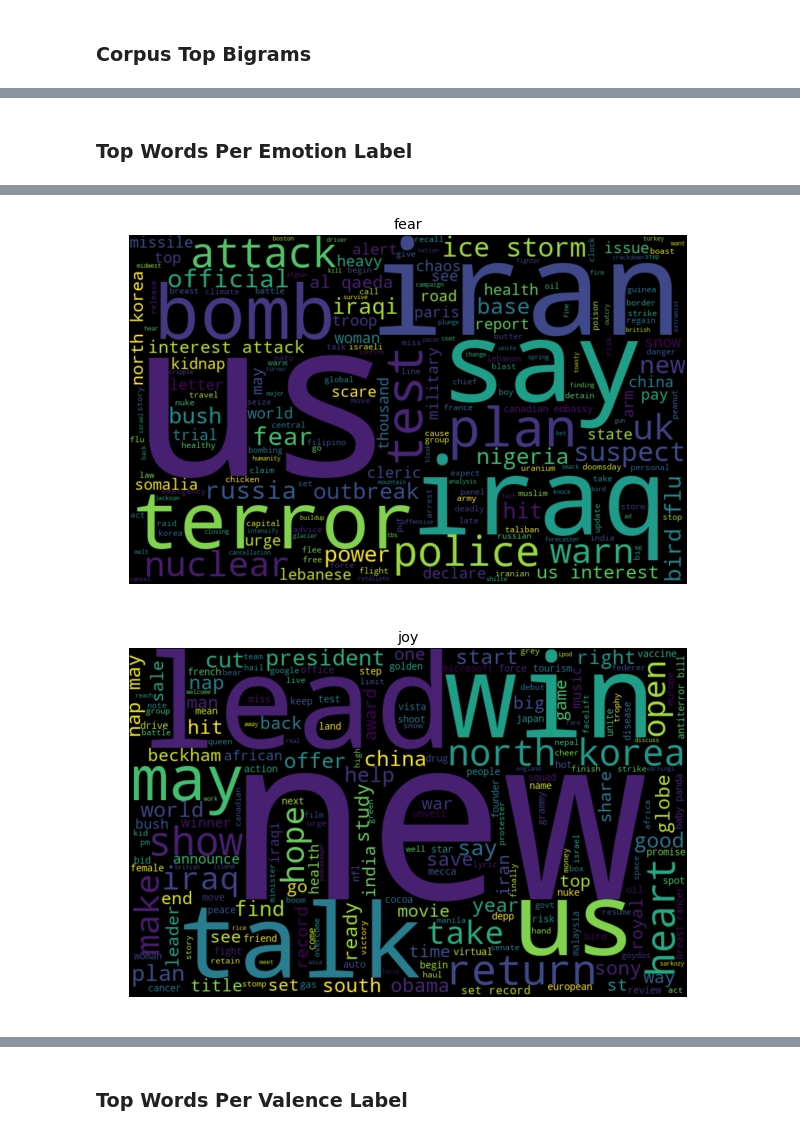
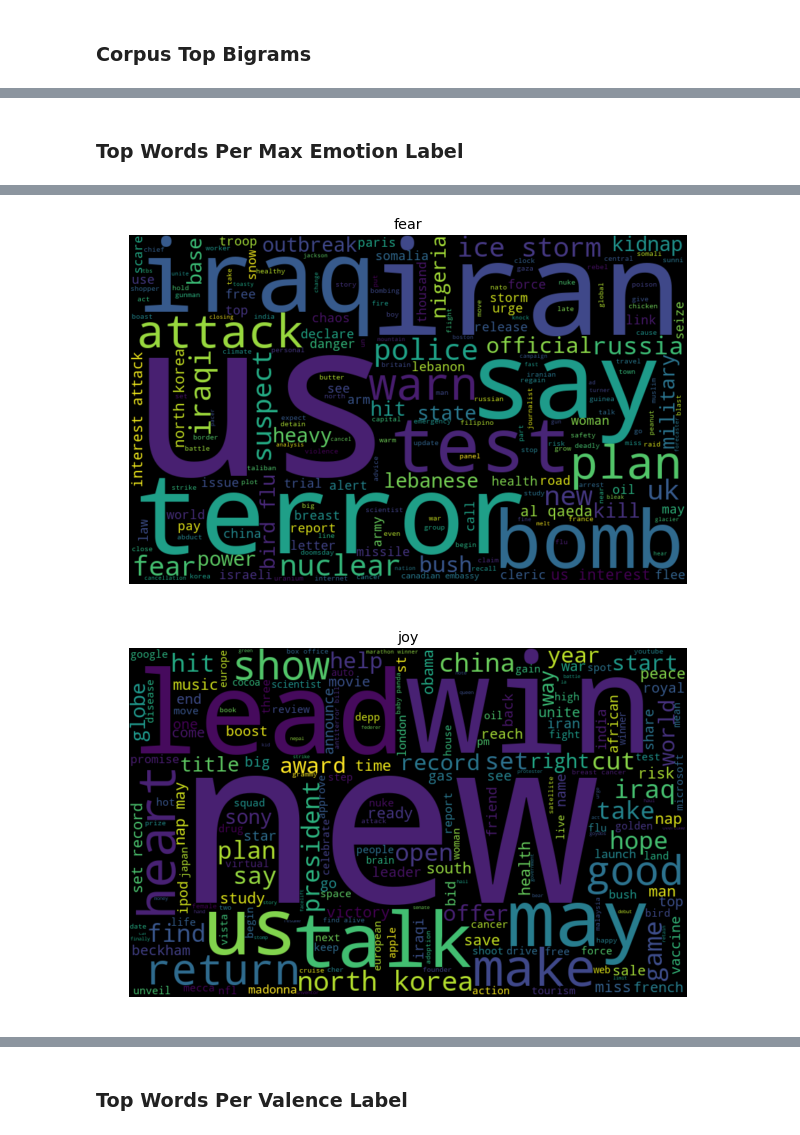
Before and after one commit to kemepley/Detecting_Emotions, a Jupyter notebook: Exploratory_Data_Analysis.ipynb, the cells around one changed output, grey strips where cells are left out. Drawn from its saved outputs; the diff is of its cells as text; code cells hidden in the pictures.

```diff
--- a/Exploratory_Data_Analysis.ipynb
+++ b/Exploratory_Data_Analysis.ipynb
@@ -35,7 +35,7 @@ from get_emotion_wordcount import *
 from get_pos_neg_wordcount import *
 # %%
 # use custom function to get the corpus df, label dfs, and validation dfs
-corpus_df, val_corpus_df, emotion_df, val_emotion_df, valence_df, val_valence_df = get_labeled_dfs()
+corpus_df, emotion_df, valence_df = get_labeled_dfs()
 # %%
 corpus_df.head()
 # %% [output]
@@ -362,7 +356,7 @@ Text(0.5, 1.0, 'Most Frequently Used Bigrams')
 # %% [markdown]
-### Top Words Per Emotion Label
+### Top Words Per Max Emotion Label
 # %%
-for i in list(emotion_df.columns[0:-2]):
+for i in list(emotion_df.columns[0:6]):
 
     indexes = []
     for index, val in enumerate(emotion_df['max']):
@@ -384,2 +378,2 @@ for i in list(emotion_df.columns[0:-2]):
-[figure, old version]
+[figure, new version]
-[figure, old version]
+[figure, new version]
```
Also changed, not shown: parts of 12 cells of this notebook, 2 other files.
